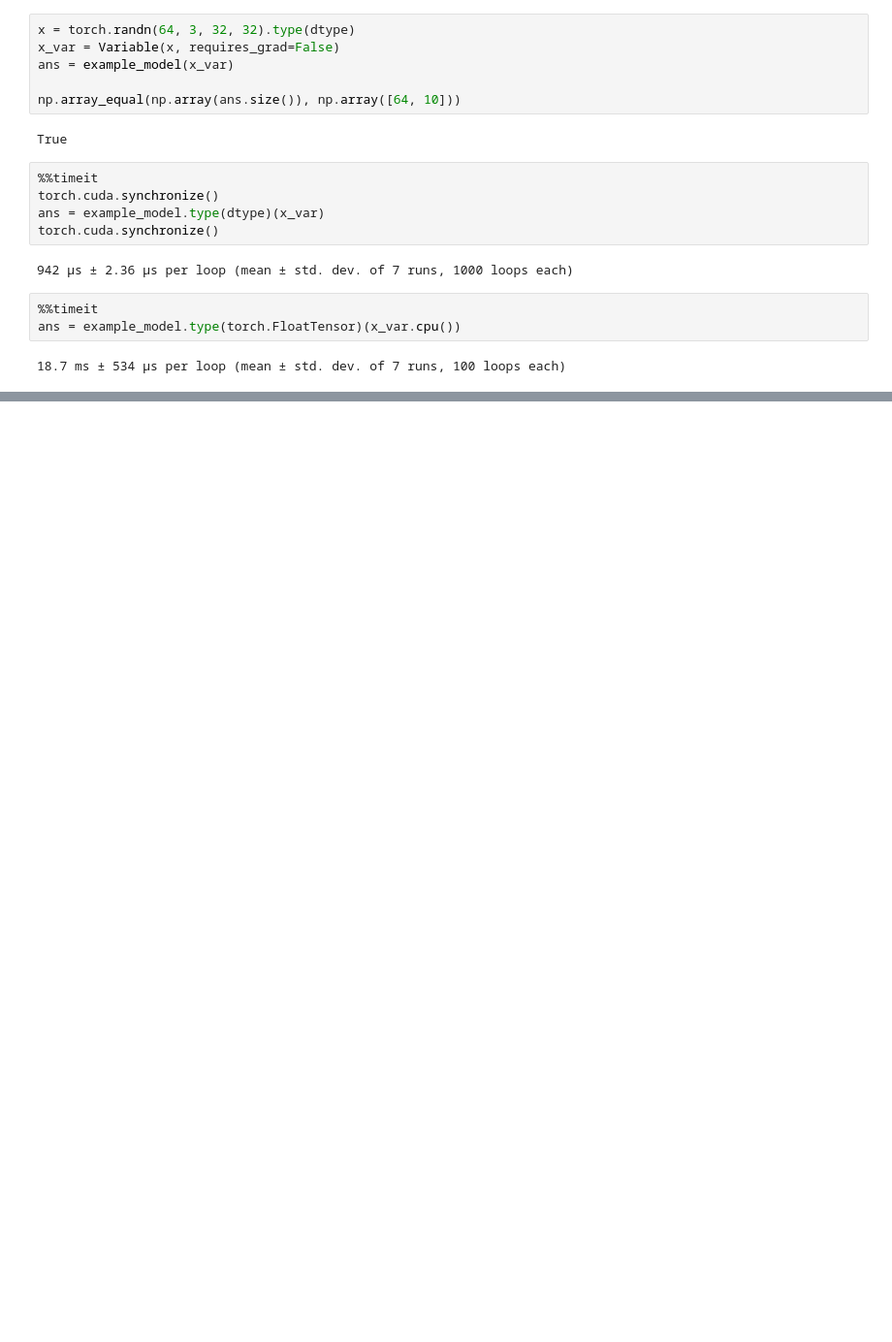
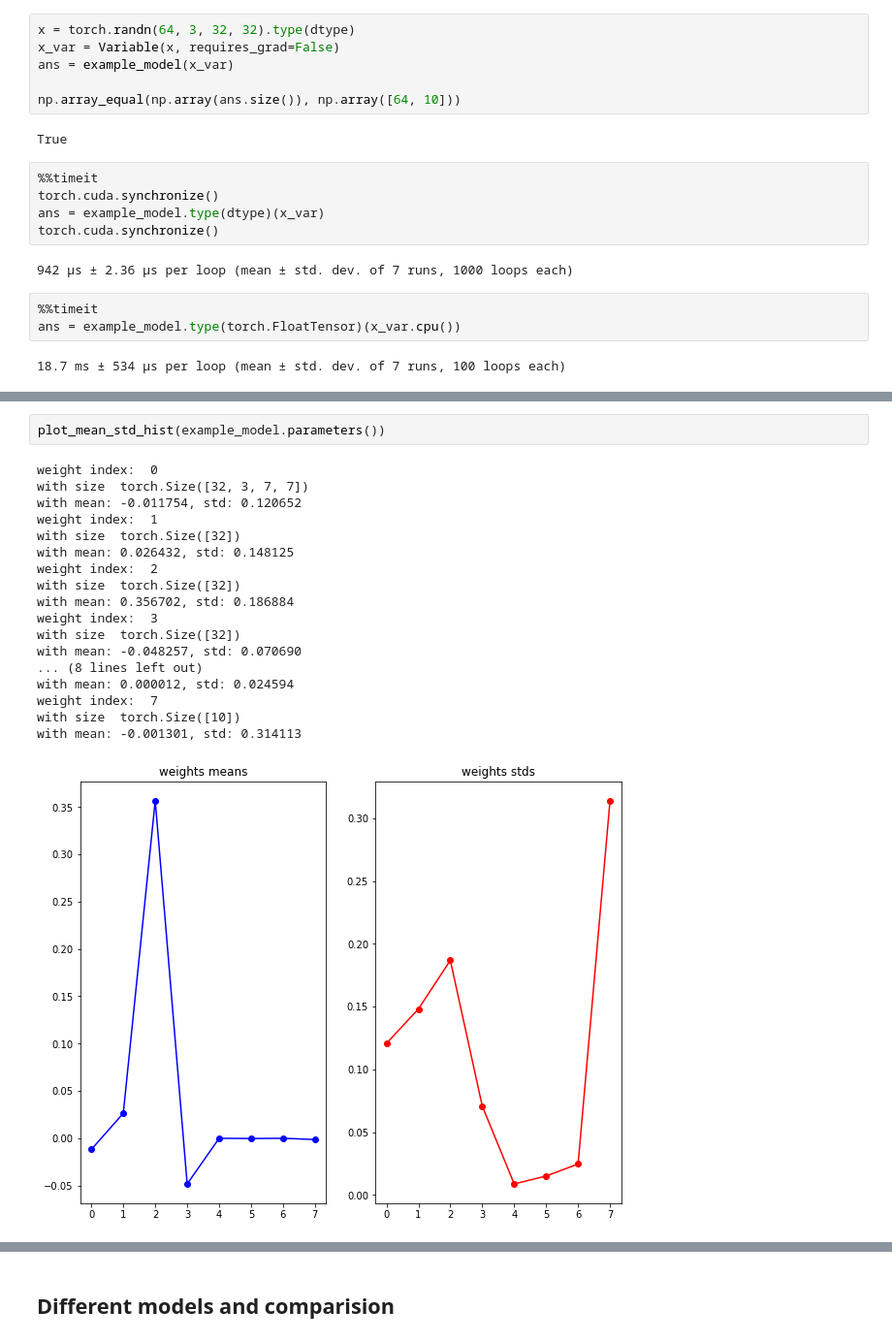
Before and after one commit to dragonbook/cs231n-assignments, a Jupyter notebook: assignment2/my/classfication.ipynb, the cells around one changed output, grey strips where cells are left out. Shown: that part at 97% size. Drawn from its saved outputs; the diff is of its cells as text; blank space fills up the shorter version.

Commit message:
add view weights distribution

```diff
--- a/assignment2/my/classfication.ipynb
+++ b/assignment2/my/classfication.ipynb
@@ -108,0 +275,21 @@ ans = example_model.type(torch.FloatTensor)(x_var.cpu())
+# %%
+plot_mean_std_hist(example_model.parameters())
+# %% [output]
+weight index:  0
+with size  torch.Size([32, 3, 7, 7])
+with mean: -0.011754, std: 0.120652
+weight index:  1
+with size  torch.Size([32])
+with mean: 0.026432, std: 0.148125
+weight index:  2
+with size  torch.Size([32])
+with mean: 0.356702, std: 0.186884
+weight index:  3
+with size  torch.Size([32])
+with mean: -0.048257, std: 0.070690
+... (8 lines left out)
+with mean: 0.000012, std: 0.024594
+weight index:  7
+with size  torch.Size([10])
+with mean: -0.001301, std: 0.314113
+[figure, added]
@@ -108,0 +297,2 @@ ans = example_model.type(torch.FloatTensor)(x_var.cpu())
+# %% [markdown]
+## Different models and comparision
```
Also changed, not shown: parts of 22 cells of this notebook, 6 other files.
